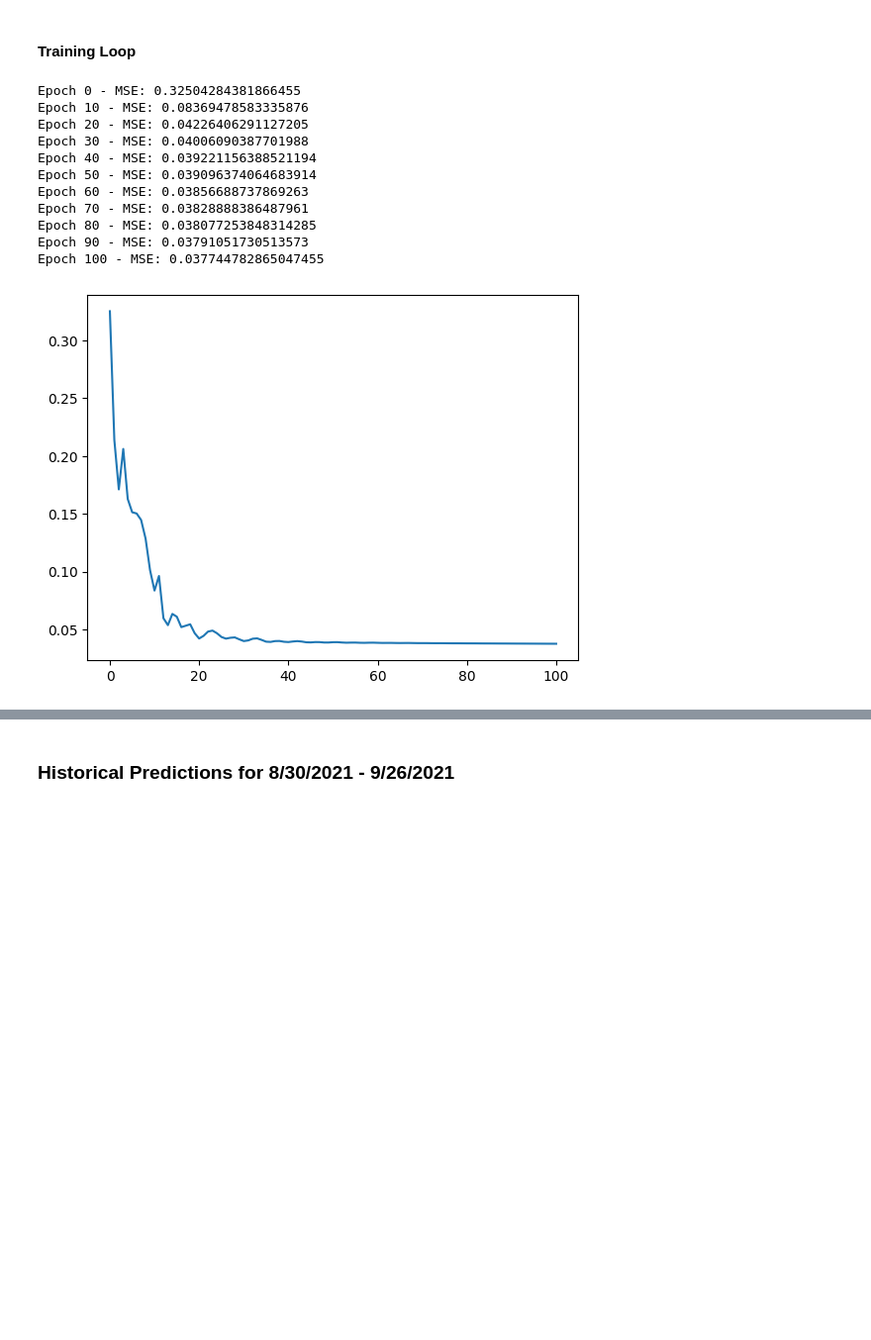
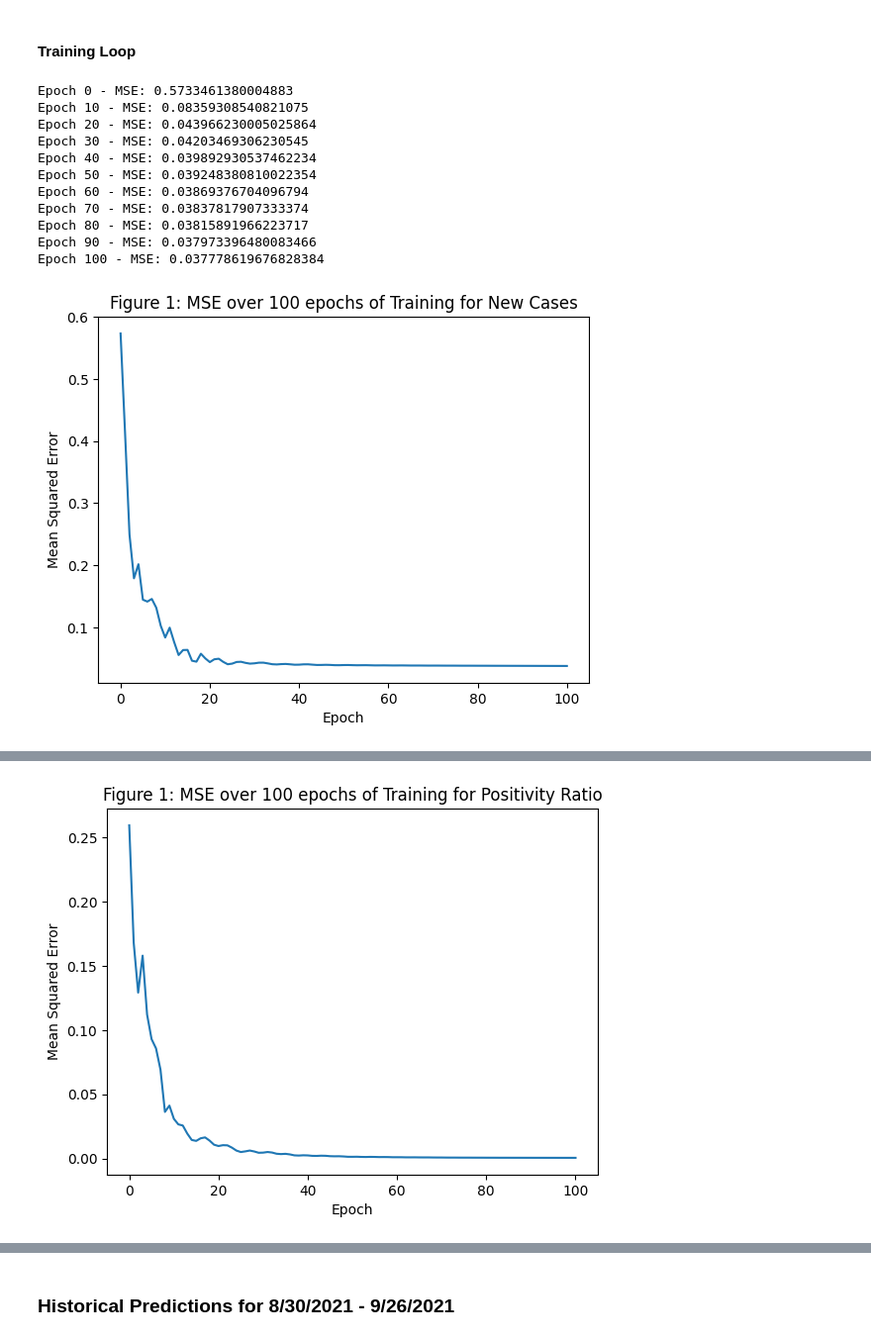
Before and after one commit to Purdue-IEEE-EMBS/BHI-23-PHInformatics, a Jupyter notebook: src/PHI.ipynb, the cells around one changed output, grey strips where cells are left out. Shown at 99% size. Cells and saved outputs as stored; diff of their text form; code cells hidden in the pictures; blank space fills up the shorter version.

Commit message:
added positivity ratio model

```diff
--- a/src/PHI.ipynb
+++ b/src/PHI.ipynb
@@ -13,11 +13,14 @@ import math
 # %% [markdown]
 #### Load Dataframes & Sub-set Data
 # %%
-df = pd.read_csv("../data/US.timeseries.csv", usecols=["date", "actuals.newCases"], index_col="date", parse_dates=True)
+df = pd.read_csv("../data/US.timeseries.csv", usecols=["date", "actuals.newCases", "metrics.testPositivityRatio"], index_col="date", parse_dates=True)
 
 df = df.fillna(method="bfill")
 
 df = df[df.index < '2021-10-03']
 
-df
+new_cases = pd.DataFrame(df['actuals.newCases'])
+pos_ratio = pd.DataFrame(df['metrics.testPositivityRatio'])
+
+new_cases, pos_ratio
 # %% [output]
@@ -67,0 +57,8 @@ df
+# %%
+scaler_nc = MinMaxScaler(feature_range=(-1, 1))
+scaler_pr = MinMaxScaler(feature_range=(-1, 1))
+
+new_cases = scaler_nc.fit_transform(new_cases.values.reshape(-1, 1))
+pos_ratio = scaler_pr.fit_transform(pos_ratio.values.reshape(-1, 1))
+
+new_cases
@@ -152,55 +183,72 @@ import numpy as np
 import torch.optim as optim
 import torch.utils.data as data
 
-X_train = X_train.to(mps)
-y_train = y_train.to(mps)
+## New Cases
+X_train_nc = X_train_nc.to(mps)
+y_train_nc = y_train_nc.to(mps)
 
-X_test = X_test.to(mps)
-y_test = y_test.to(mps)
+X_test_nc = X_test_nc.to(mps)
+y_test_nc = y_test_nc.to(mps)
 
-def train(hidden_dims, num_layers, n_epochs, lr):
+
+## Positivity Ratio
+X_train_pr = X_train_pr.to(mps)
+y_train_pr = y_train_pr.to(mps)
+
+X_test_pr = X_test_pr.to(mps)
+y_test_pr = y_test_pr.to(mps)
+
+def train(X_train, y_train, hidden_dims, num_layers, n_epochs, lr):
 
     model = LSTM(input_dim=1, hidden_dim=hidden_dims, output_dim=1, num_layers=num_layers)
-
-    mps = torch.device('mps')
 
     model.to(mps)
 
     optimizer = optim.Adam(model.parameters(), lr)
     loss_fn = nn.MSELoss()
 
     hist = np.zeros(n_epochs)
 
     for epoch in range(n_epochs):
         model.train()
 
         y_pred = model(X_train)
         loss = loss_fn(y_pred, y_train)
         hist[epoch] = loss.item()
 
         if epoch % 10 == 0:
             print(f"Epoch {epoch} - MSE: {loss.item()}")
 
         optimizer.zero_grad()
         loss.backward()
         optimizer.step()
         # Validation
 
-    return hist
+    return hist, model
 
-hist = train(32, 2, 101, 0.01)
-plt.plot(hist)
+hist_nc, model_nc = train(X_train_nc, y_train_nc, 32, 2, 101, 0.01)
+plt.title("Figure 1: MSE over 100 epochs of Training for New Cases")
+plt.xlabel("Epoch")
+plt.ylabel("Mean Squared Error")
+plt.plot(hist_nc)
 plt.show()
+
+hist_pr, model_pr = train(X_train_pr, y_train_pr, 32, 2, 101, 0.01)
+plt.title("Figure 1: MSE over 100 epochs of Training for Positivity Ratio")
+plt.xlabel("Epoch")
+plt.ylabel("Mean Squared Error")
+plt.plot(hist_pr)
+plt.show()
 # %% [output]
-Epoch 0 - MSE: 0.32504284381866455
-Epoch 10 - MSE: 0.08369478583335876
-Epoch 20 - MSE: 0.04226406291127205
-Epoch 30 - MSE: 0.04006090387701988
-Epoch 40 - MSE: 0.039221156388521194
-Epoch 50 - MSE: 0.039096374064683914
-Epoch 60 - MSE: 0.03856688737869263
-Epoch 70 - MSE: 0.03828888386487961
-Epoch 80 - MSE: 0.038077253848314285
-Epoch 90 - MSE: 0.03791051730513573
-Epoch 100 - MSE: 0.037744782865047455
+Epoch 0 - MSE: 0.5733461380004883
+Epoch 10 - MSE: 0.08359308540821075
+Epoch 20 - MSE: 0.043966230005025864
+Epoch 30 - MSE: 0.04203469306230545
+Epoch 40 - MSE: 0.039892930537462234
+Epoch 50 - MSE: 0.039248380810022354
+Epoch 60 - MSE: 0.03869376704096794
+Epoch 70 - MSE: 0.03837817907333374
+Epoch 80 - MSE: 0.03815891966223717
+Epoch 90 - MSE: 0.037973396480083466
+Epoch 100 - MSE: 0.037778619676828384
-[figure, old version]
+[figure, new version]
@@ -206,0 +266 @@ Epoch 100 - MSE: 0.037744782865047455
+[figure, added]
```
Also changed, not shown: parts of 14 cells of this notebook.
